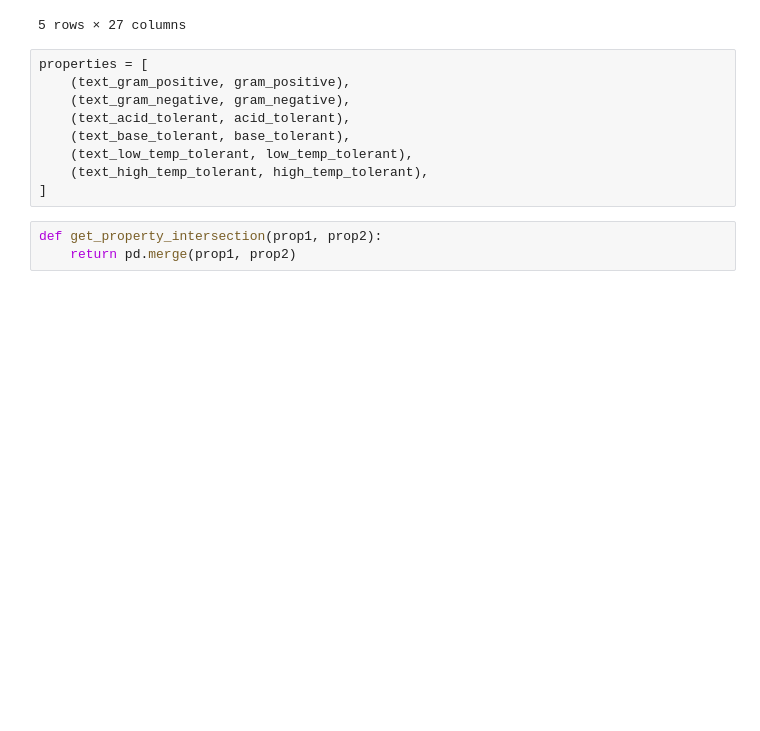
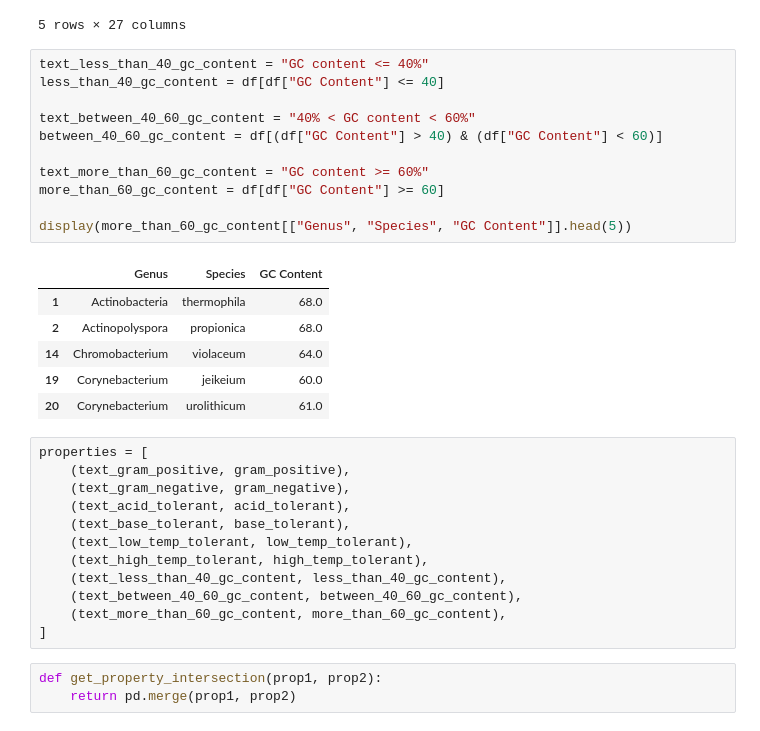
Before and after one commit to kucupwn/MicrobesGrid, a Jupyter notebook: main.ipynb, the cells around one changed output. Drawn from its saved outputs; the diff is of its cells as text; blank space fills up the shorter version.

Commit message:
add gc content dfs to all props

```diff
--- a/main.ipynb
+++ b/main.ipynb
@@ -239,6 +239,24 @@ Match count: 12
 | 10 | Bacillaceae | Bacillus | stearothermophilus | Positive | 3-5 | Rod | Aerobe | 6-8 | 50-65 | ... |
 | 13 | Campylobacteraceae | Campylobacter | jejuni | Negative | 1-2 | Spiral | Microaerophilic | 6-8 | 37-42 | ... |
 5 rows × 27 columns
+# %%
+text_less_than_40_gc_content = "GC content <= 40%"
+less_than_40_gc_content = df[df["GC Content"] <= 40]
+
+text_between_40_60_gc_content = "40% < GC content < 60%"
+between_40_60_gc_content = df[(df["GC Content"] > 40) & (df["GC Content"] < 60)]
+
+text_more_than_60_gc_content = "GC content >= 60%"
+more_than_60_gc_content = df[df["GC Content"] >= 60]
+
+display(more_than_60_gc_content[["Genus", "Species", "GC Content"]].head(5))
+# %% [output]
+|  | Genus | Species | GC Content |
+| 1 | Actinobacteria | thermophila | 68.0 |
+| 2 | Actinopolyspora | propionica | 68.0 |
+| 14 | Chromobacterium | violaceum | 64.0 |
+| 19 | Corynebacterium | jeikeium | 60.0 |
+| 20 | Corynebacterium | urolithicum | 61.0 |
 # %%
 properties = [
     (text_gram_positive, gram_positive),
@@ -247,6 +265,9 @@ properties = [
     (text_base_tolerant, base_tolerant),
     (text_low_temp_tolerant, low_temp_tolerant),
     (text_high_temp_tolerant, high_temp_tolerant),
+    (text_less_than_40_gc_content, less_than_40_gc_content),
+    (text_between_40_60_gc_content, between_40_60_gc_content),
+    (text_more_than_60_gc_content, more_than_60_gc_content),
 ]
 # %%
 def get_property_intersection(prop1, prop2):
```
Also changed, not shown: parts of 2 cells of this notebook.
